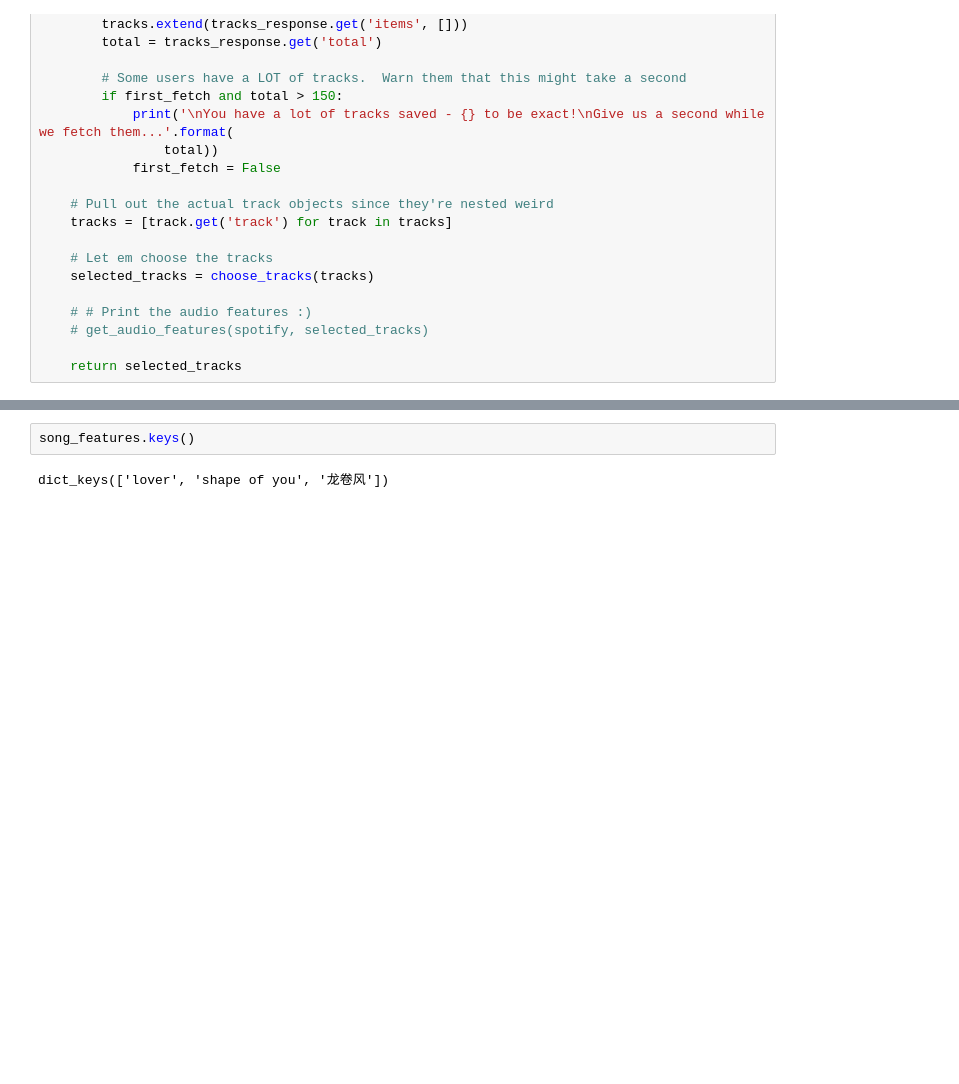
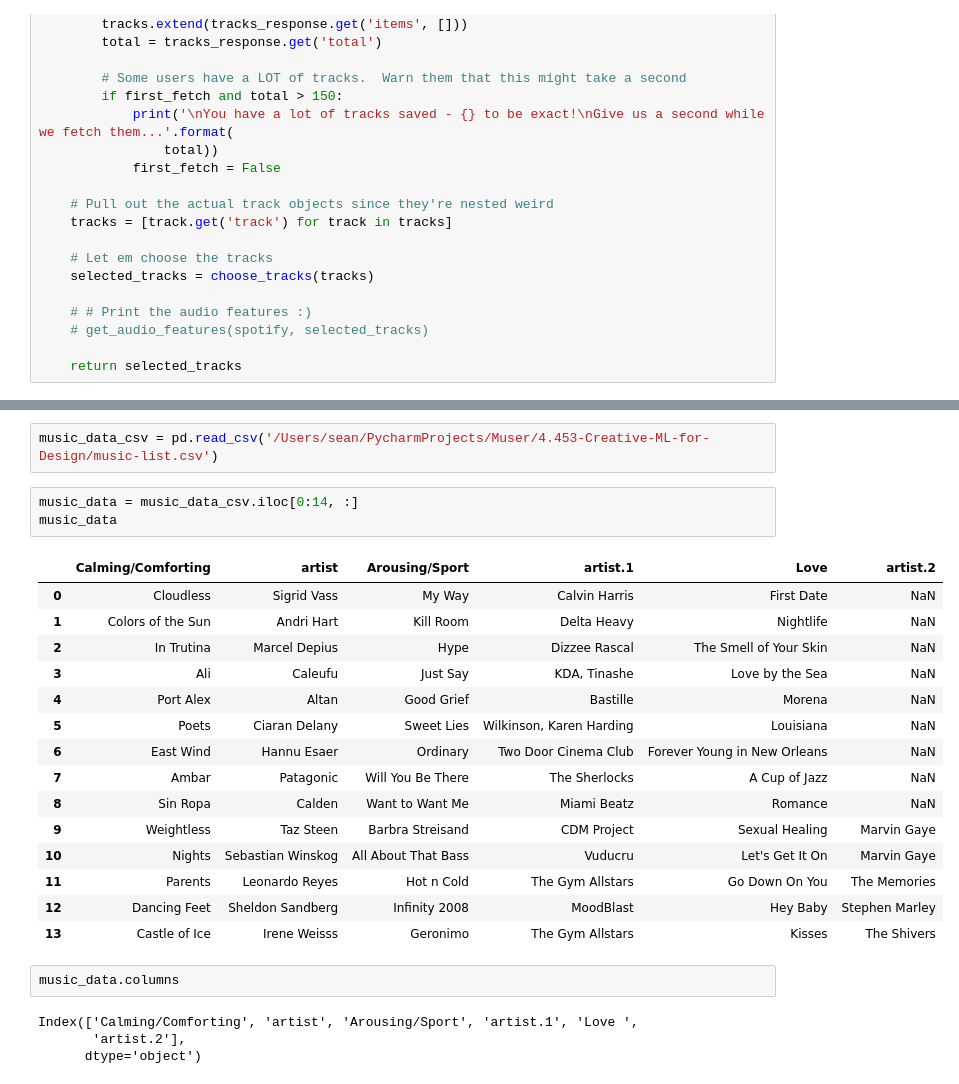
Before and after one commit to ShenSeanChen/4.453-Creative-ML-for-Design, a Jupyter notebook: Music Data Preparation.ipynb, the cells around one changed output, grey strips where cells are left out. Saved outputs shown, nothing was run; the diff lists cells and outputs as text; blank space fills up the shorter version.

```diff
--- a/Music Data Preparation.ipynb
+++ b/Music Data Preparation.ipynb
@@ -326,4 +303,27 @@ Audio Analysis:  [{'start': 1.88872, 'duration': 2.49818, 'confidence': 0.578},
-# %%
-song_features.keys()
-# %% [output]
-dict_keys(['lover', 'shape of you', '龙卷风'])
+# %%
+music_data_csv = pd.read_csv('/Users/sean/PycharmProjects/Muser/4.453-Creative-ML-for-Design/music-list.csv')
+# %%
+music_data = music_data_csv.iloc[0:14, :]
+music_data
+# %% [output]
+|  | Calming/Comforting | artist | Arousing/Sport | artist.1 | Love | artist.2 |
+| 0 | Cloudless | Sigrid Vass | My Way | Calvin Harris | First Date | NaN |
+| 1 | Colors of the Sun | Andri Hart | Kill Room | Delta Heavy | Nightlife | NaN |
+| 2 | In Trutina | Marcel Depius | Hype | Dizzee Rascal | The Smell of Your Skin | NaN |
+| 3 | Ali | Caleufu | Just Say | KDA, Tinashe | Love by the Sea | NaN |
+| 4 | Port Alex | Altan | Good Grief | Bastille | Morena | NaN |
+| 5 | Poets | Ciaran Delany | Sweet Lies | Wilkinson, Karen Harding | Louisiana | NaN |
+| 6 | East Wind | Hannu Esaer | Ordinary | Two Door Cinema Club | Forever Young in New Orleans | NaN |
+| 7 | Ambar | Patagonic | Will You Be There | The Sherlocks | A Cup of Jazz | NaN |
+| 8 | Sin Ropa | Calden | Want to Want Me | Miami Beatz | Romance | NaN |
+| 9 | Weightless | Taz Steen | Barbra Streisand | CDM Project | Sexual Healing | Marvin Gaye |
+| 10 | Nights | Sebastian Winskog | All About That Bass | Vuducru | Let's Get It On | Marvin Gaye |
+| 11 | Parents | Leonardo Reyes | Hot n Cold | The Gym Allstars | Go Down On You | The Memories |
+| 12 | Dancing Feet | Sheldon Sandberg | Infinity 2008 | MoodBlast | Hey Baby | Stephen Marley |
+| 13 | Castle of Ice | Irene Weisss | Geronimo | The Gym Allstars | Kisses | The Shivers |
+# %%
+music_data.columns
+# %% [output]
+Index(['Calming/Comforting', 'artist', 'Arousing/Sport', 'artist.1', 'Love ',
+       'artist.2'],
+      dtype='object')
```
Also changed, not shown: parts of 25 cells of this notebook, 4 other files.
